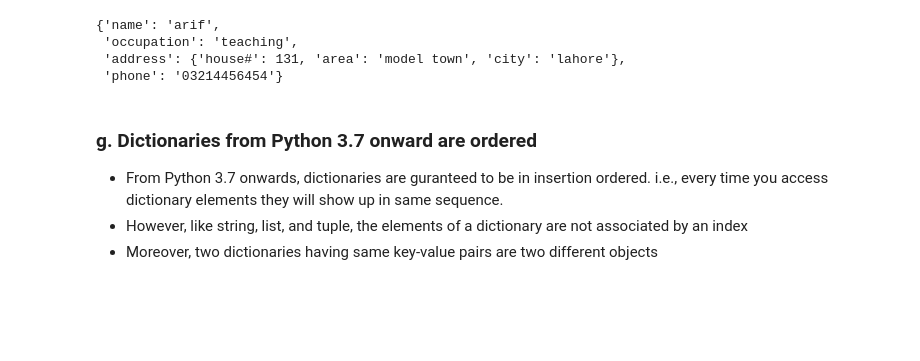
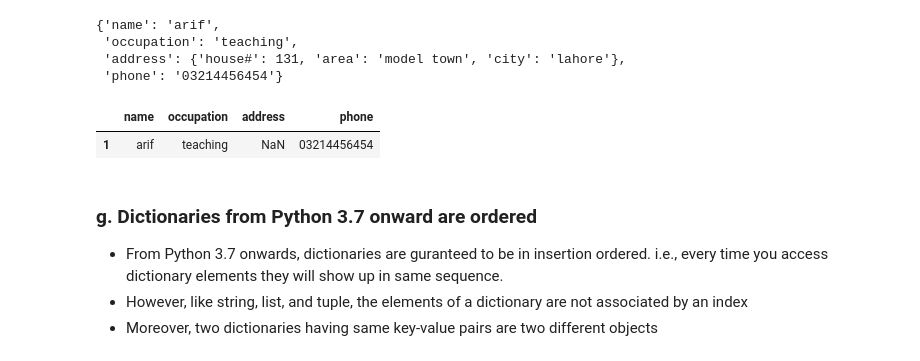
Before and after one commit to ImranNazir4/MS-Data-Science, a Jupyter notebook: Section-2-Basics-of-Python-Programming/Lec-2.08-Dictionary-Data-Type/Python-Dictionaries.ipynb, the cells around one changed output. Drawn from its saved outputs; the diff is of its cells as text; code cells hidden in the pictures; blank space fills up the shorter version.

```diff
--- a/Section-2-Basics-of-Python-Programming/Lec-2.08-Dictionary-Data-Type/Python-Dictionaries.ipynb
+++ b/Section-2-Basics-of-Python-Programming/Lec-2.08-Dictionary-Data-Type/Python-Dictionaries.ipynb
@@ -224,6 +234,14 @@ dict7
  'occupation': 'teaching',
  'address': {'house#': 131, 'area': 'model town', 'city': 'lahore'},
  'phone': '03214456454'}
+# %%
+############################################################################################################
+import pandas as pd
+pd.DataFrame(dict7,index=[1])
+############################################################################################################
+# %% [output]
+|  | name | occupation | address | phone |
+| 1 | arif | teaching | NaN | 03214456454 |
 # %% [markdown]
 ### g. Dictionaries from Python 3.7 onward are ordered
 - From Python 3.7 onwards, dictionaries are guranteed to be in insertion ordered. i.e., every time you access dictionary elements they will show up in same sequence.
```
Also changed, not shown: parts of 12 cells of this notebook, 11 other files.
